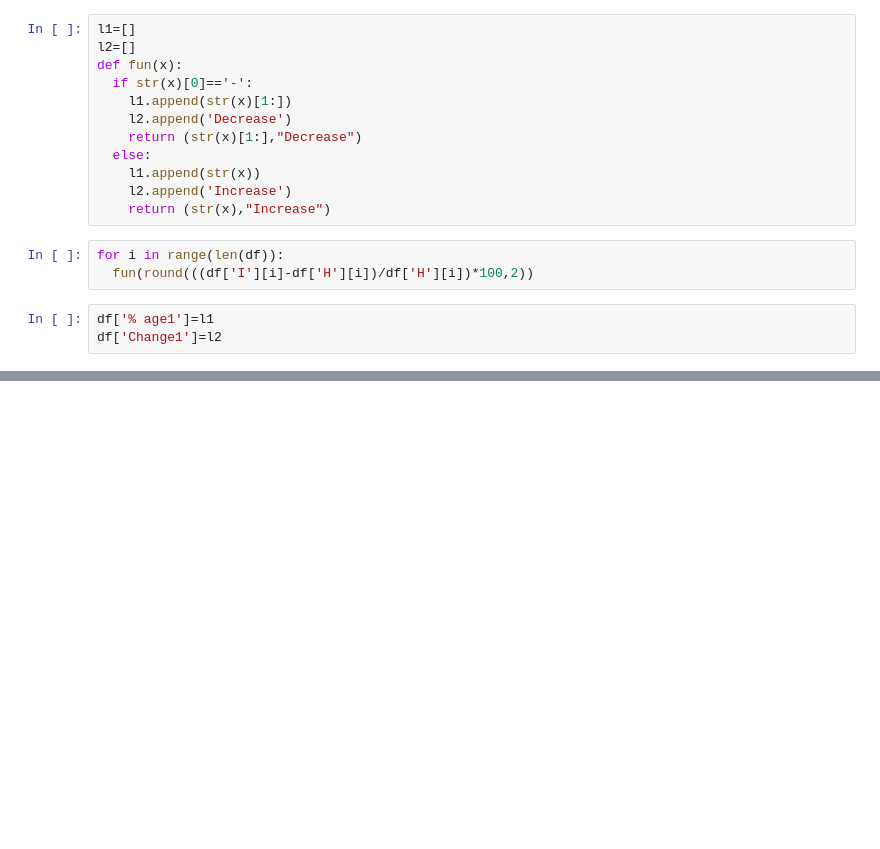
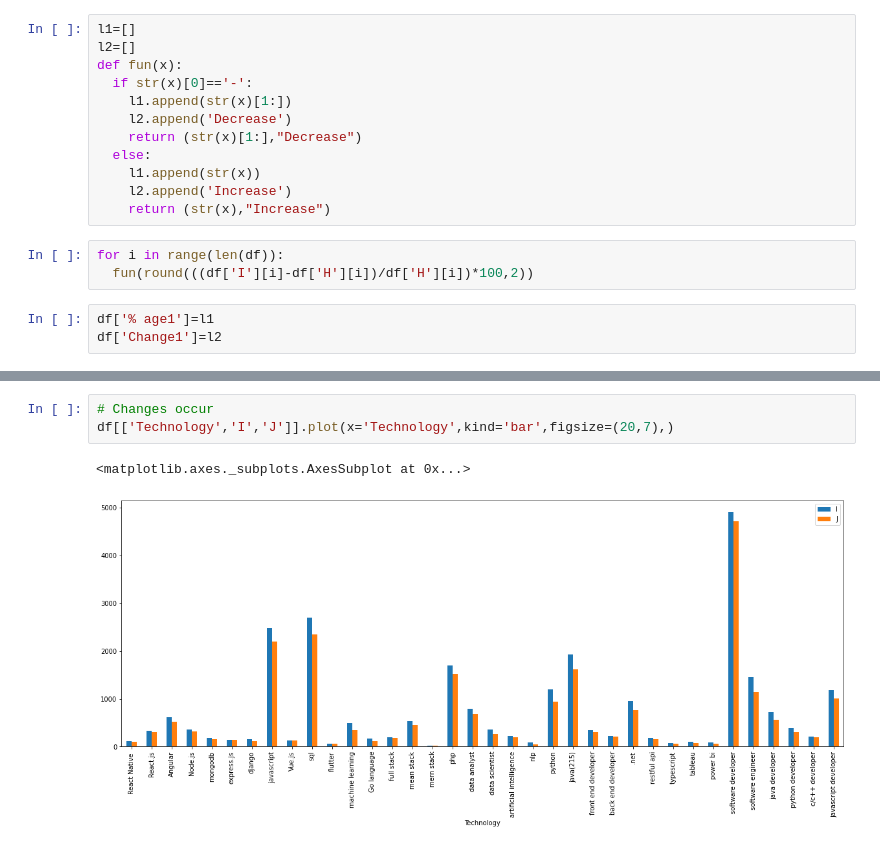
Before and after one commit to capitallatera/Case-Study, a Jupyter notebook: Technology_Monitoring.ipynb, the cells around one changed output, grey strips where cells are left out. Cells and saved outputs as stored; diff of their text form; blank space fills up the shorter version.

```diff
--- a/Technology_Monitoring.ipynb
+++ b/Technology_Monitoring.ipynb
@@ -201,0 +215,6 @@ df['Change1']=l2
+# %%
+# Changes occur
+df[['Technology','I','J']].plot(x='Technology',kind='bar',figsize=(20,7),)
+# %% [output]
+<matplotlib.axes._subplots.AxesSubplot at 0x...>
+[figure, added]
```
Also changed, not shown: parts of 8 cells of this notebook.
